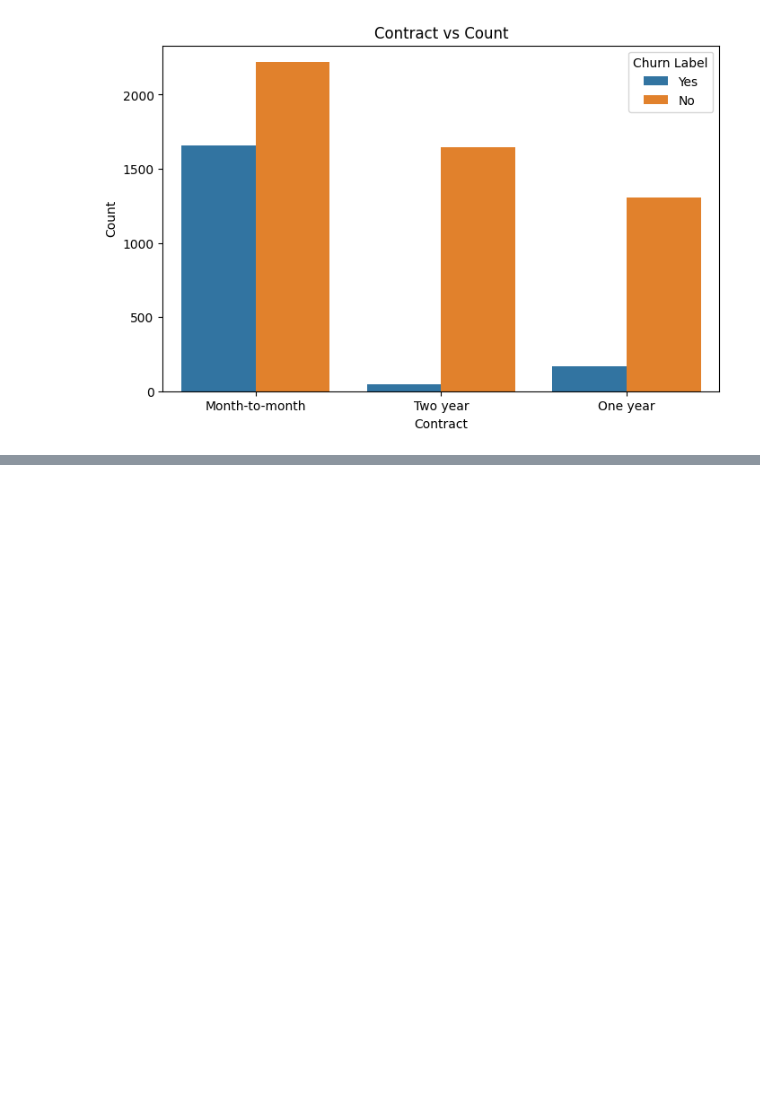
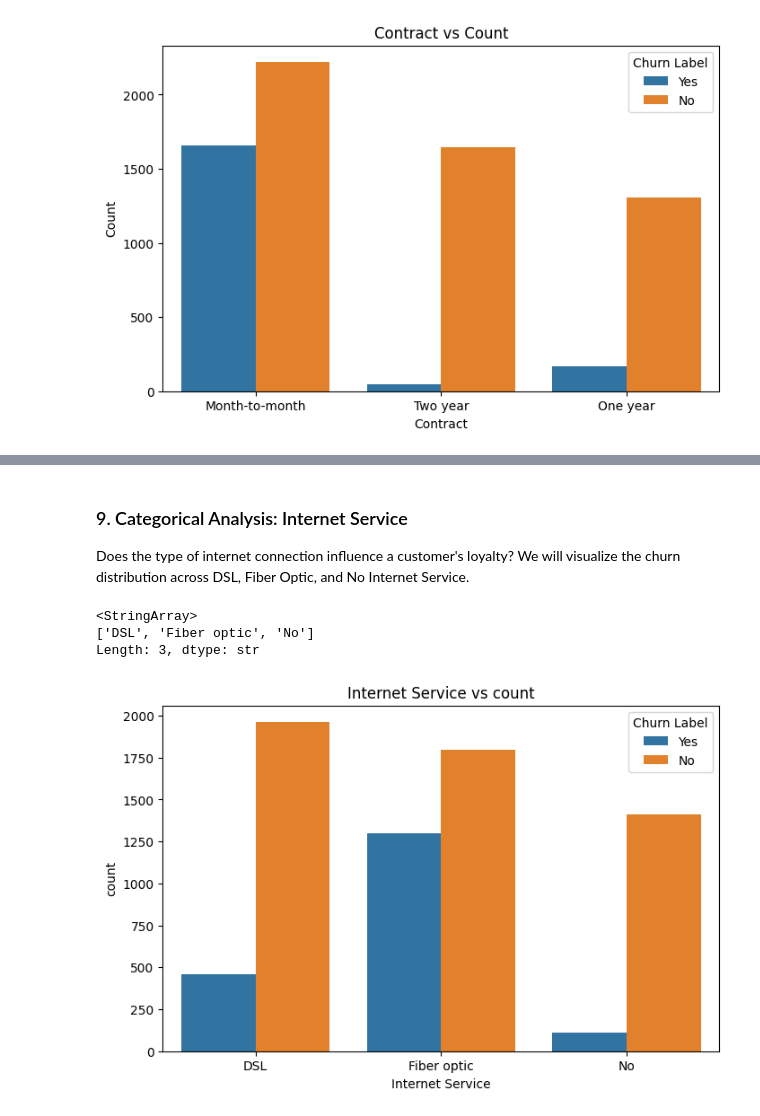
Before and after one commit to aayushdalal/ChurnPredictionMLproject, a Jupyter notebook: notebooks/ChurnEDA.ipynb, the cells around one changed output, grey strips where cells are left out. Drawn from its saved outputs; the diff is of its cells as text; code cells hidden in the pictures; blank space fills up the shorter version.

```diff
--- a/notebooks/ChurnEDA.ipynb
+++ b/notebooks/ChurnEDA.ipynb
@@ -168,0 +350,18 @@ plt.show()
+# %% [markdown]
+### 9. Categorical Analysis: Internet Service
+Does the type of internet connection influence a customer's loyalty? We will visualize the churn distribution across DSL, Fiber Optic, and No Internet Service.
+# %%
+df['Internet Service'].unique()
+# %% [output]
+<StringArray>
+['DSL', 'Fiber optic', 'No']
+Length: 3, dtype: str
+# %%
+plt.figure(figsize=(8,5))
+sns.countplot(x='Internet Service', hue='Churn Label', data=df)
+plt.xlabel('Internet Service')
+plt.ylabel('count')
+plt.title('Internet Service vs count')
+plt.show()
+# %% [output]
+[figure, added]
```
Also changed, not shown: parts of 45 cells of this notebook, 1 other file.
